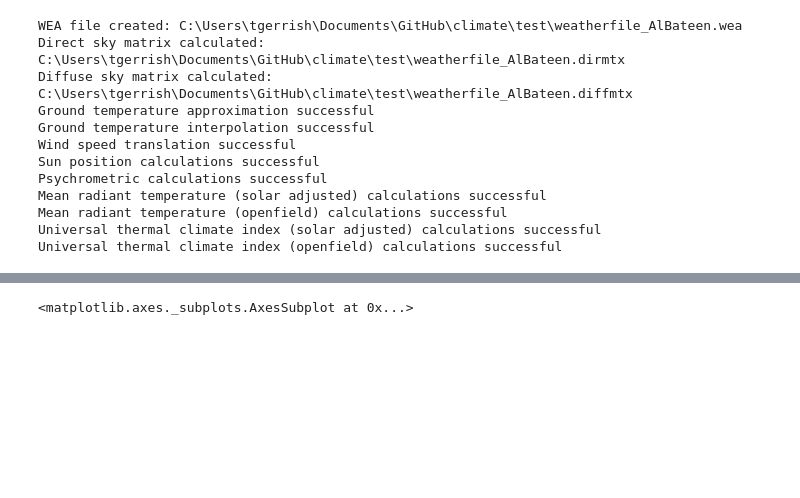
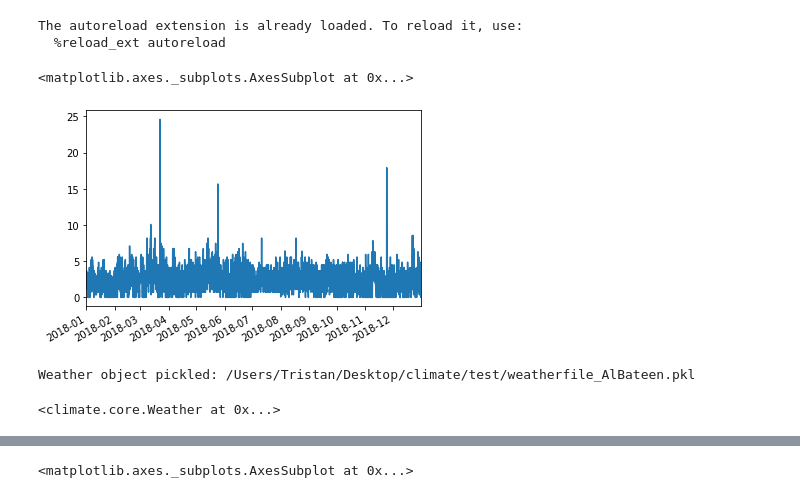
Before and after one commit to cycle13/climate, a Jupyter notebook: test.ipynb, the cells around one changed output, grey strips where cells are left out. Saved outputs shown, nothing was run; the diff lists cells and outputs as text; code cells hidden in the pictures; blank space fills up the shorter version.

```diff
--- a/test.ipynb
+++ b/test.ipynb
@@ -13,35 +13,32 @@ import matplotlib.pyplot as plt
 import numpy as np
 import pandas as pd
 
+
 ########################################
 
 from climate.core import Weather
 
 # Load weather
 epw_file = "./test/weatherfile_AlBateen.epw"
-weather = Weather(epw_file).read(
-    sun_position=True,
-    pedestrian_wind=True,
-    psychrometrics=True,
-    ground_temp=True,
-    sky_matrix=True,
-    mrt=True,
-    utci=True,
-    _set=False,
-    uwg=False
-)
+weather = Weather(epw_file).read_epw()
 
-# weather.plot()
+# weather.run_sun_position()
+# weather.run_psychrometrics()
+# weather.run_sky_matrix()
+# weather.run_mean_radiant_temperature(method="openfield")
+# weather.run_mean_radiant_temperature(method="solar_adjusted")
+# weather.run_universal_thermal_climate_index(method="openfield")
+# weather.run_universal_thermal_climate_index(method="solar_adjusted")
 # %% [output]
-WEA file created: C:\Users\tgerrish\Documents\GitHub\climate\test\weatherfile_AlBateen.wea
-Direct sky matrix calculated: C:\Users\tgerrish\Documents\GitHub\climate\test\weatherfile_AlBateen.dirmtx
-Diffuse sky matrix calculated: C:\Users\tgerrish\Documents\GitHub\climate\test\weatherfile_AlBateen.diffmtx
-Ground temperature approximation successful
-Ground temperature interpolation successful
-Wind speed translation successful
-Sun position calculations successful
-Psychrometric calculations successful
-Mean radiant temperature (solar adjusted) calculations successful
-Mean radiant temperature (openfield) calculations successful
-Universal thermal climate index (solar adjusted) calculations successful
-Universal thermal climate index (openfield) calculations successful
+The autoreload extension is already loaded. To reload it, use:
+  %reload_ext autoreload
+# %%
+weather.pedestrian_wind_speed.plot()
+# %% [output]
+<matplotlib.axes._subplots.AxesSubplot at 0x...>
+[figure, added]
+# %%
+weather.to_pickle()
+# %% [output]
+Weather object pickled: /Users/Tristan/Desktop/climate/test/weatherfile_AlBateen.pkl
+<climate.core.Weather at 0x...>
```
Also changed, not shown: parts of 2 cells of this notebook, 13 other files.
